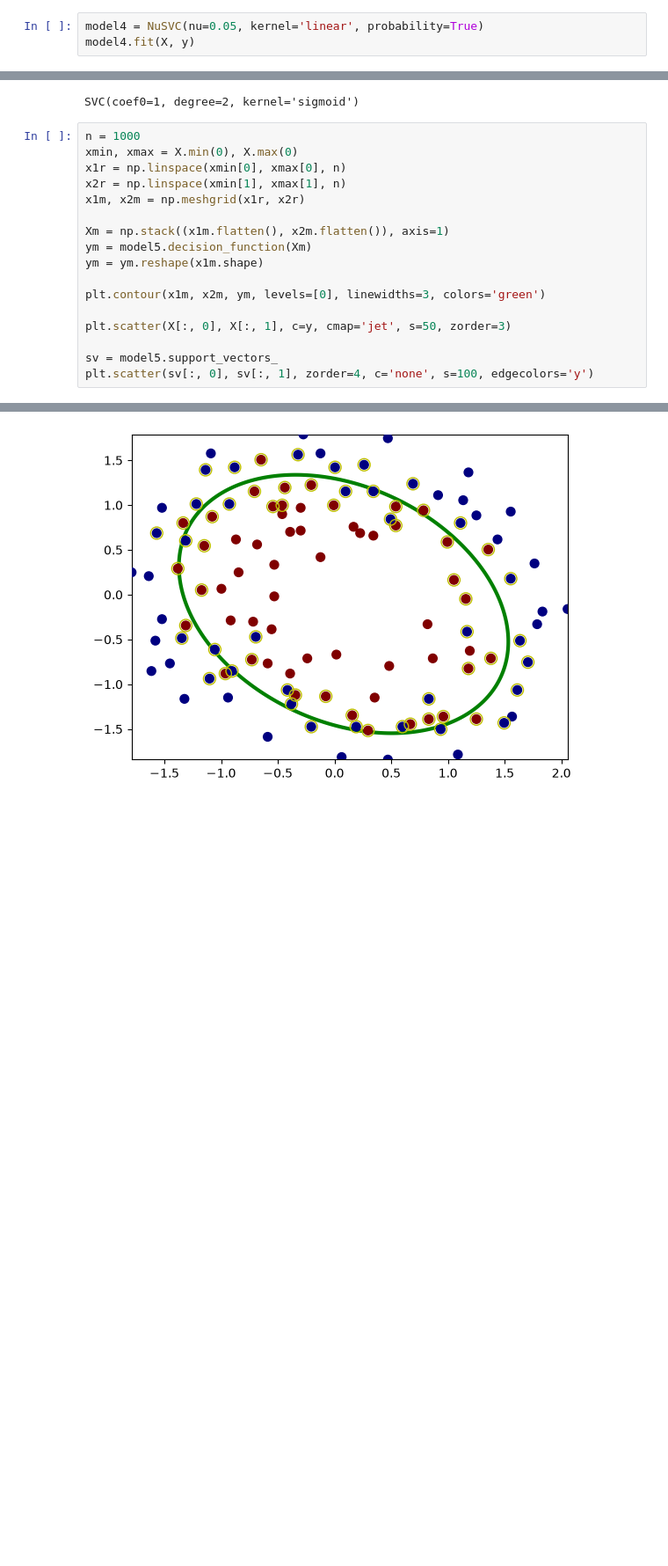
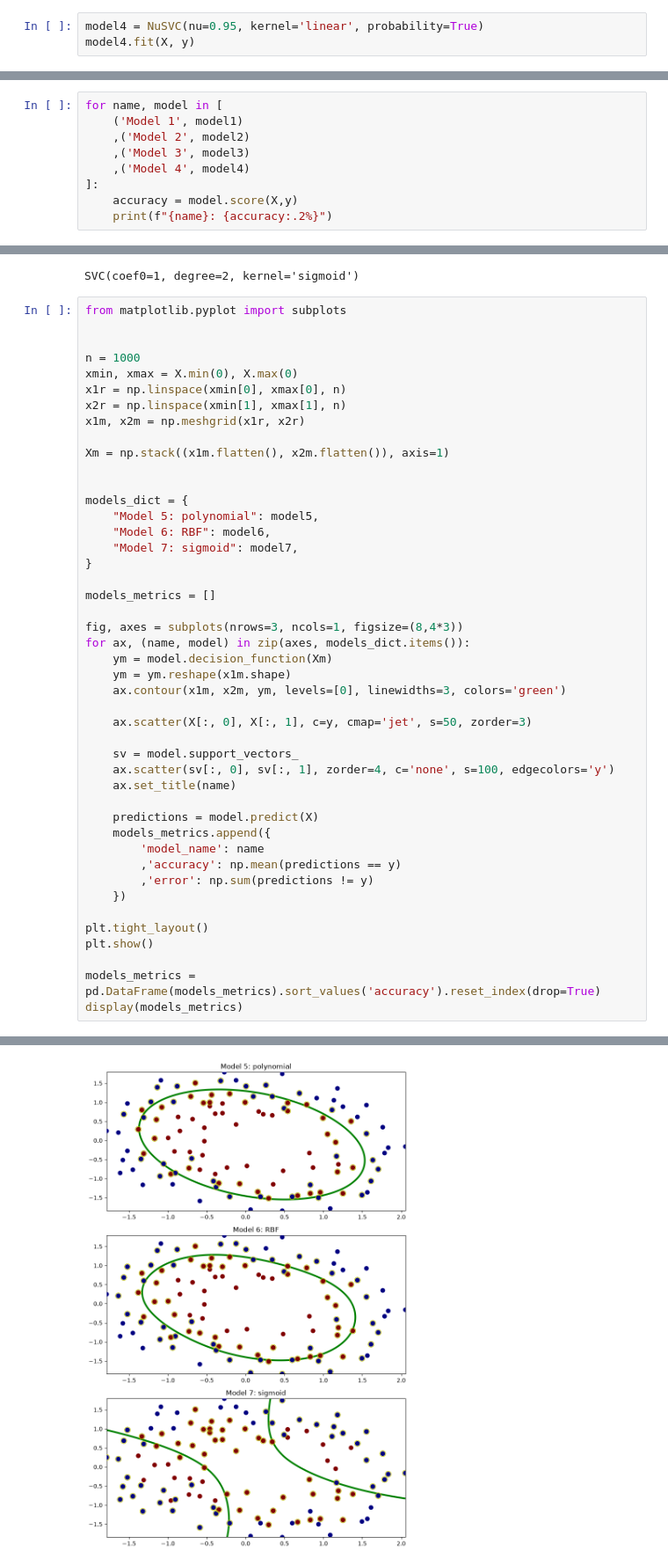
Before and after one commit to myngoc-trg/DA631E_ArtificialIntelligenceForDataScience, a Jupyter notebook: Lab_2/Lab2.2-svm.ipynb, the cells around one changed output, grey strips where cells are left out. Shown at 88% size. Saved outputs shown, nothing was run; the diff lists cells and outputs as text; blank space fills up the shorter version.

Commit message:
Complete model selection and hyperparameter tuning. Applied the selected model to test set

```diff
--- a/Lab_2/Lab2.2-svm.ipynb
+++ b/Lab_2/Lab2.2-svm.ipynb
@@ -475,4 +480,4 @@ plt.scatter(sv[:, 0], sv[:, 1], zorder=4, c='y', s=100, edgecolors='k')
 # %%
-model4 = NuSVC(nu=0.05, kernel='linear', probability=True)
+model4 = NuSVC(nu=0.95, kernel='linear', probability=True)
 model4.fit(X, y)
 # %% [output]
@@ -502,0 +508,9 @@ Support-vector fraction: 0.05
+# %%
+for name, model in [
+    ('Model 1', model1)
+    ,('Model 2', model2)
+    ,('Model 3', model3)
+    ,('Model 4', model4)
+]:
+    accuracy = model.score(X,y)
+    print(f"{name}: {accuracy:.2%}")
@@ -582,6 +614,9 @@ model7.fit(X, y)
 # %% [output]
 SVC(coef0=1, degree=2, kernel='sigmoid')
 # %%
+from matplotlib.pyplot import subplots
+
+
 n = 1000
 xmin, xmax = X.min(0), X.max(0)
 x1r = np.linspace(xmin[0], xmax[0], n)
@@ -589,13 +624,38 @@ x2r = np.linspace(xmin[1], xmax[1], n)
 x1m, x2m = np.meshgrid(x1r, x2r)
 
 Xm = np.stack((x1m.flatten(), x2m.flatten()), axis=1)
-ym = model5.decision_function(Xm)
-ym = ym.reshape(x1m.shape)
 
-plt.contour(x1m, x2m, ym, levels=[0], linewidths=3, colors='green')
 
-plt.scatter(X[:, 0], X[:, 1], c=y, cmap='jet', s=50, zorder=3)
+models_dict = {
+    "Model 5: polynomial": model5,
+    "Model 6: RBF": model6,
+    "Model 7: sigmoid": model7,
+}
 
-sv = model5.support_vectors_
-plt.scatter(sv[:, 0], sv[:, 1], zorder=4, c='none', s=100, edgecolors='y')
+models_metrics = []
+
+fig, axes = subplots(nrows=3, ncols=1, figsize=(8,4*3))
+for ax, (name, model) in zip(axes, models_dict.items()):
+    ym = model.decision_function(Xm)
+    ym = ym.reshape(x1m.shape)
+    ax.contour(x1m, x2m, ym, levels=[0], linewidths=3, colors='green')
+
+    ax.scatter(X[:, 0], X[:, 1], c=y, cmap='jet', s=50, zorder=3)
+
+    sv = model.support_vectors_
+    ax.scatter(sv[:, 0], sv[:, 1], zorder=4, c='none', s=100, edgecolors='y')
+    ax.set_title(name)
+
+    predictions = model.predict(X)
+    models_metrics.append({
+        'model_name': name
+        ,'accuracy': np.mean(predictions == y)
+        ,'error': np.sum(predictions != y)
+    })
+
+plt.tight_layout()
+plt.show()
+
+models_metrics = pd.DataFrame(models_metrics).sort_values('accuracy').reset_index(drop=True)
+display(models_metrics)
 # %% [output]
@@ -603 +662 @@ plt.scatter(sv[:, 0], sv[:, 1], zorder=4, c='none', s=100, edgecolors='y')
-[figure, old version]
+[figure, new version]
```
Also changed, not shown: parts of 14 cells of this notebook, 24 other files.
